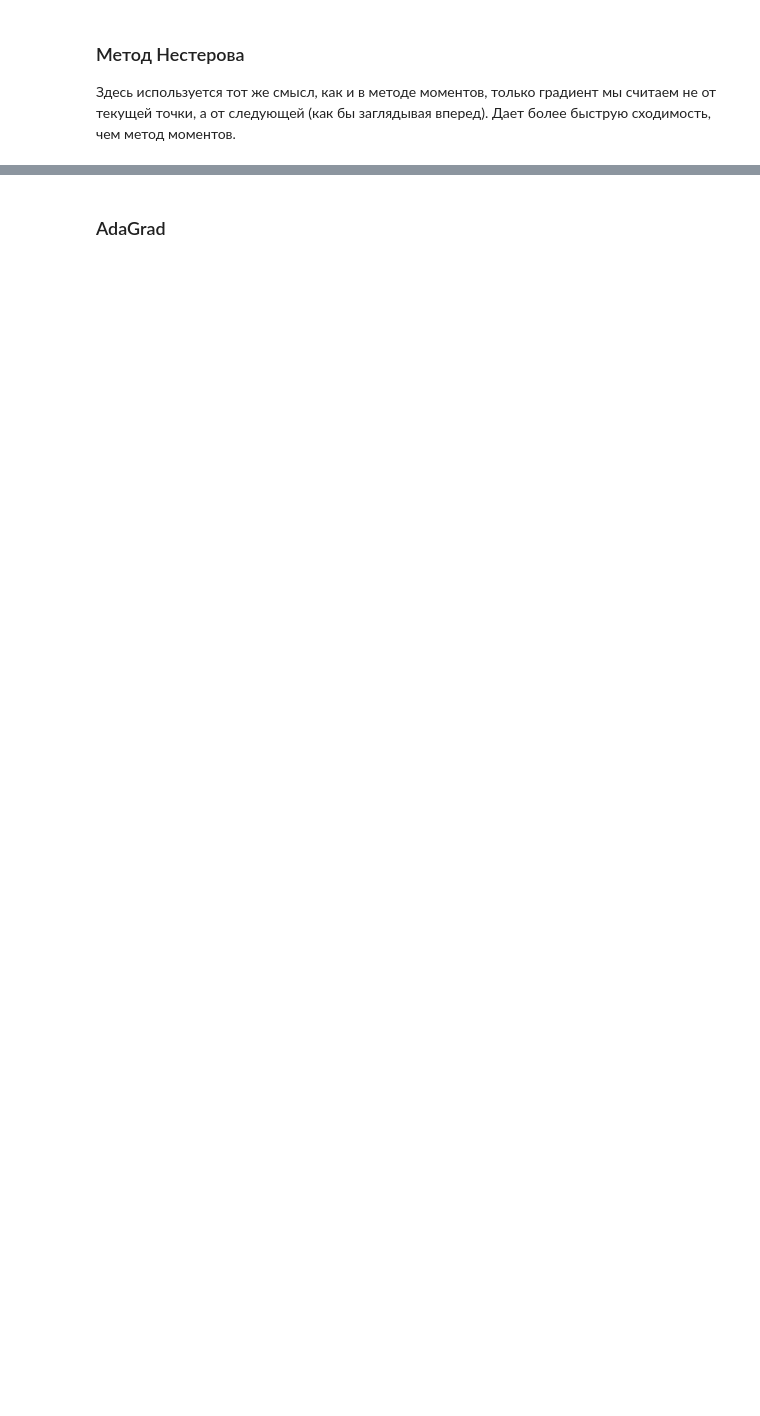
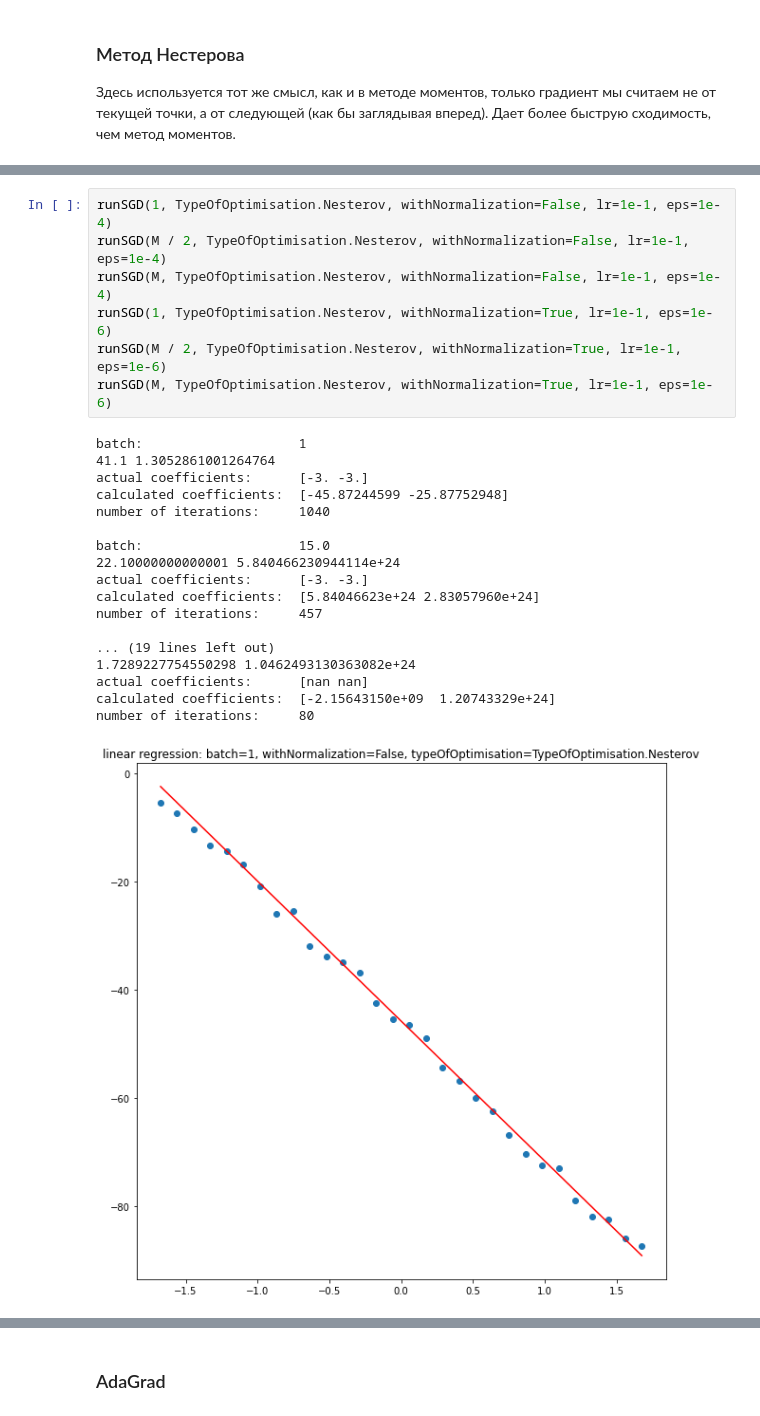
Before and after one commit to metopt-labs/lab2, a Jupyter notebook: solution.ipynb, the cells around one changed output, grey strips where cells are left out. Saved outputs shown, nothing was run; the diff lists cells and outputs as text; blank space fills up the shorter version.

```diff
--- a/solution.ipynb
+++ b/solution.ipynb
@@ -279,0 +335,26 @@ number of iterations:     222
+# %%
+runSGD(1, TypeOfOptimisation.Nesterov, withNormalization=False, lr=1e-1, eps=1e-4)
+runSGD(M / 2, TypeOfOptimisation.Nesterov, withNormalization=False, lr=1e-1, eps=1e-4)
+runSGD(M, TypeOfOptimisation.Nesterov, withNormalization=False, lr=1e-1, eps=1e-4)
+runSGD(1, TypeOfOptimisation.Nesterov, withNormalization=True, lr=1e-1, eps=1e-6)
+runSGD(M / 2, TypeOfOptimisation.Nesterov, withNormalization=True, lr=1e-1, eps=1e-6)
+runSGD(M, TypeOfOptimisation.Nesterov, withNormalization=True, lr=1e-1, eps=1e-6)
+# %% [output]
+batch:                    1
+41.1 1.3052861001264764
+actual coefficients:      [-3. -3.]
+calculated coefficients:  [-45.87244599 -25.87752948]
+number of iterations:     1040
+
+batch:                    15.0
+22.10000000000001 5.840466230944114e+24
+actual coefficients:      [-3. -3.]
+calculated coefficients:  [5.84046623e+24 2.83057960e+24]
+number of iterations:     457
+
+... (19 lines left out)
+1.7289227754550298 1.0462493130363082e+24
+actual coefficients:      [nan nan]
+calculated coefficients:  [-2.15643150e+09  1.20743329e+24]
+number of iterations:     80
+[figure, added]
```
Also changed, not shown: parts of 14 cells of this notebook.
